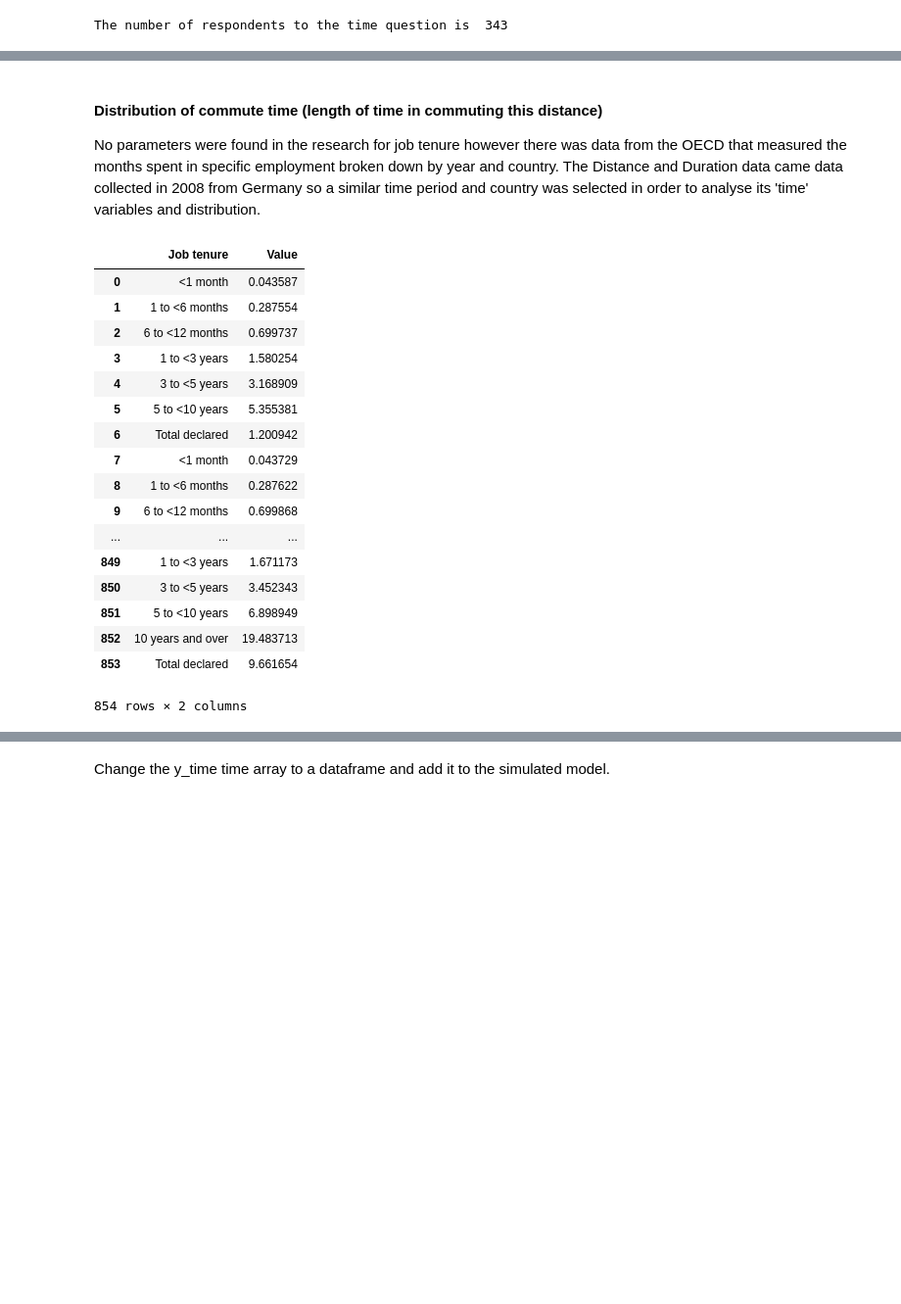
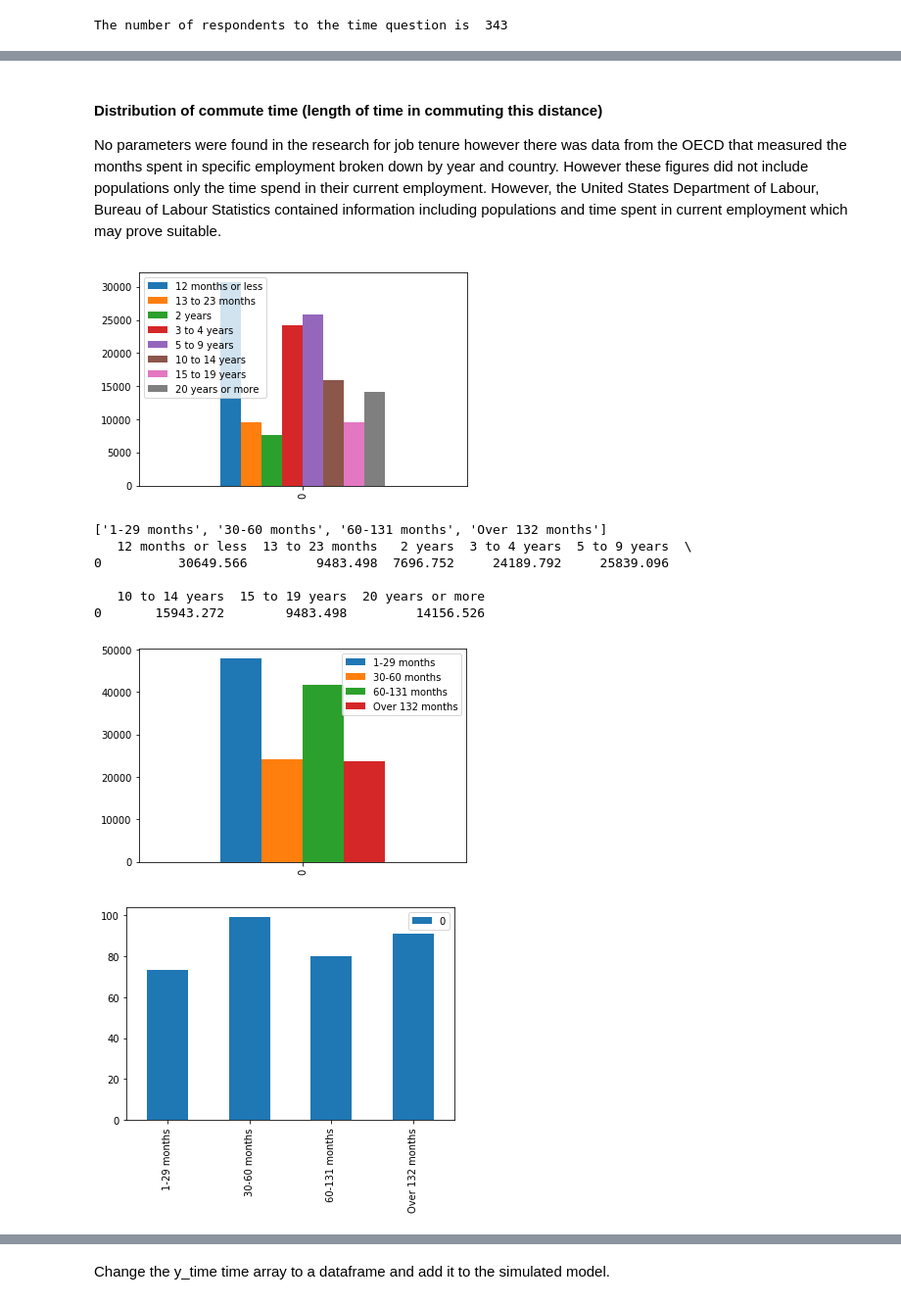
Before and after one commit to Osheah/commute-stress, a Jupyter notebook: commute-stress.ipynb, the cells around one changed output, grey strips where cells are left out. Shown at 98% size. Saved outputs shown, nothing was run; the diff lists cells and outputs as text; code cells hidden in the pictures; blank space fills up the shorter version.

Commit message:
added some time info

```diff
--- a/commute-stress.ipynb
+++ b/commute-stress.ipynb
@@ -620,29 +619,33 @@ array(['30-60 months', '30-60 months', '60-131 months', '1-29 months',
 # %% [markdown]
 #### Distribution of commute time (length of time in commuting this distance)
-No parameters were found in the research for job tenure however there was data from the OECD that measured the months spent in specific employment broken down by year and country. The Distance and Duration data came data collected in 2008 from Germany so a similar time period and country was selected in order to analyse its 'time' variables and distribution.
+No parameters were found in the research for job tenure however there was data from the OECD that measured the months spent in specific employment broken down by year and country. However these figures did not include populations only the time spend in their current employment. However, the United States Department of Labour, Bureau of Labour Statistics contained information including populations and time spent in current employment which may prove suitable.
-# %%
-# data downloaded from https://raw.githubusercontent.com/Osheah/datasets/master/TENURE_AVE_09122018030433951.csv
-# originally from https://stats.oecd.org/Index.aspx?DataSetCode=TENURE_AVE#
-fields = ['Job tenure', 'Value']
-job_time = pd.read_csv("https://raw.githubusercontent.com/Osheah/datasets/master/tenure2008DE.csv", usecols = fields)
-
-job_time
-# %% [output]
-|  | Job tenure | Value |
-| 0 | <1 month | 0.043587 |
-| 1 | 1 to <6 months | 0.287554 |
-| 2 | 6 to <12 months | 0.699737 |
-| 3 | 1 to <3 years | 1.580254 |
-| 4 | 3 to <5 years | 3.168909 |
-| 5 | 5 to <10 years | 5.355381 |
-| 6 | Total declared | 1.200942 |
-| 7 | <1 month | 0.043729 |
-| 8 | 1 to <6 months | 0.287622 |
-| 9 | 6 to <12 months | 0.699868 |
-| ... | ... | ... |
-| 849 | 1 to <3 years | 1.671173 |
-| 850 | 3 to <5 years | 3.452343 |
-| 851 | 5 to <10 years | 6.898949 |
-| 852 | 10 years and over | 19.483713 |
-| 853 | Total declared | 9.661654 |
-854 rows × 2 columns
+# %%
+# data downloaded from https://raw.githubusercontent.com/Osheah/datasets/master/TENURE_AVE_09122018030433951.csv
+# I gave up trying to minipulate the dataframe with pandas after hours and hours trying to get it to do a simple sum
+# as I was running out of time in writing this assignment I did it in excel is 2 seconds
+job_time = pd.read_csv("https://raw.githubusercontent.com/Osheah/datasets/master/Distribution_by_tenure_January_2018_summary.csv" )
+job_time.plot(kind='bar')
+plt.show()
+# Add some columns together to get a similar shape to Cassidy - make some assumptions e.g. 2 years is same as
+print(time)
+print(job_time)
+job_time['1-29 months'] = job_time['12 months or less']+job_time['13 to 23 months'] + job_time['2 years']
+# assume these bands are roughly (very roughly) equivelant to Cassidy's
+job_time['30-60 months'] = job_time['3 to 4 years']
+# assume roughly equivalent to cassidy's bands - if I've time try and get a rough interpolated figure for his month divisions
+job_time['60-131 months'] = job_time['5 to 9 years']+job_time['10 to 14 years']
+job_time['Over 132 months'] = job_time['15 to 19 years']+job_time['20 years or more']
+job_time.drop(['12 months or less', '13 to 23 months','2 years', '3 to 4 years','5 to 9 years','10 to 14 years', '15 to 19 years','20 years or more'  ], axis =1, inplace = True)
+job_time.plot(kind='bar')
+cass_time.reindex(['1-29 months', '30-60 months', '60-131 months', 'Over 132 months']).plot(kind='bar')
+plt.show()
+# %% [output]
+[figure, added]
+['1-29 months', '30-60 months', '60-131 months', 'Over 132 months']
+   12 months or less  13 to 23 months   2 years  3 to 4 years  5 to 9 years  \
+0          30649.566         9483.498  7696.752     24189.792     25839.096
+
+   10 to 14 years  15 to 19 years  20 years or more
+0       15943.272        9483.498         14156.526
+[figure, added]
+[figure, added]
```
Also changed, not shown: parts of 98 cells of this notebook.
